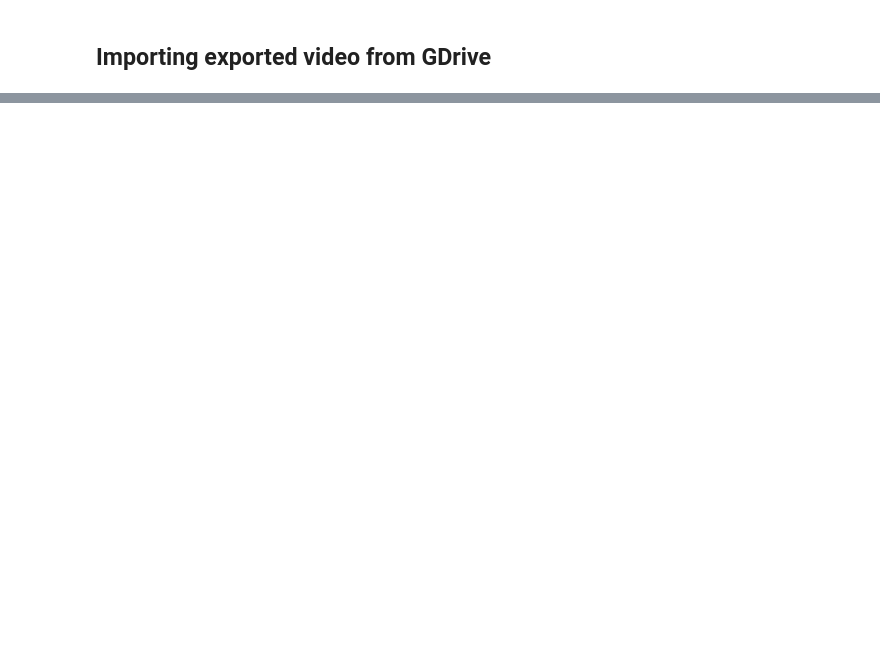
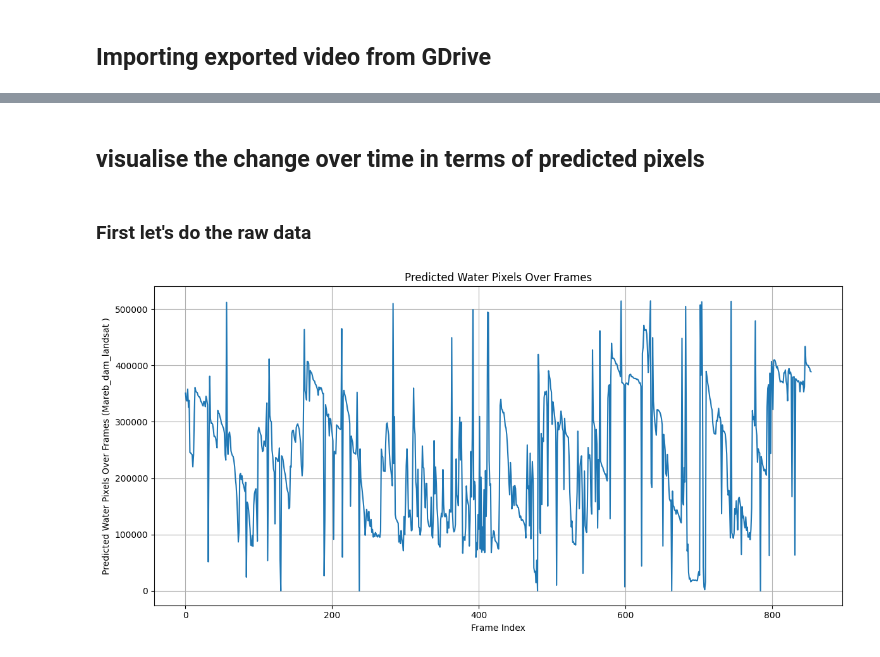
Before and after one commit to Birkbeck/msc-projects-2023-4-aimanaleryani, a Jupyter notebook: Application.ipynb, the cells around one changed output, grey strips where cells are left out. Drawn from its saved outputs; the diff is of its cells as text; code cells hidden in the pictures; blank space fills up the shorter version.

Commit message:
Plots and data functions added
Now produces plots tracking pixel number change over time

```diff
--- a/Application.ipynb
+++ b/Application.ipynb
@@ -65,3 +47,27 @@ Requirement already satisfied: pyasn1<0.7.0,>=0.4.6 in /usr/local/lib/python3.10
 import ee
 ee.Authenticate()
 ee.Initialize(project = 'southern-bonsai-435419-q2')
+# %%
+
+
+
+#Mareb
+longitude = 45.230503
+latitude = 15.376969
+bufferzone = 2000
+
+# #Video description
+descrip = 'Mareb_dam_landsat'
+
+# Date range if landsat
+start_date = '1984-01-01'
+end_date = '2022-12-31'
+
+
+
+#if sentinel
+# start_date = '2015-06-23'  # Sentinel-2 operation start
+# end_date = '2022-12-31'
+
+# #Video description
+# descrip = 'Mareb_dam_sentinel'
@@ -423,0 +485,24 @@ cv2.destroyAllWindows()
+# %% [markdown]
+## visualise the change over time in terms of predicted pixels
+# %% [markdown]
+### First let's do the raw data
+# %%
+import pandas as pd
+import matplotlib.pyplot as plt
+
+# Load the data (assuming you have saved it to a CSV file)
+df = pd.read_csv(('/content/drive/MyDrive/VideosOut/Data/predicted_water_pixel_counts' + descrip + '.csv'))
+
+# Plotting the data
+plt.figure(figsize=(12, 6))
+plt.plot(df['frame_index'], df['predicted_water_pixels'])
+plt.title('Predicted Water Pixels Over Frames')
+plt.xlabel('Frame Index')
+plt.ylabel(('Predicted Water Pixels Over Frames ('+ descrip+' )' ))
+plt.grid(True)
+plt.tight_layout()
+# Save the plot as a JPEG
+plt.savefig(('/content/drive/MyDrive/VideosOut/Plots/predicted_water_pixel_counts_' + descrip + '_original.jpg'), format='jpg')
+plt.show()
+# %% [output]
+[figure, added]
```
Also changed, not shown: parts of 15 cells of this notebook.
